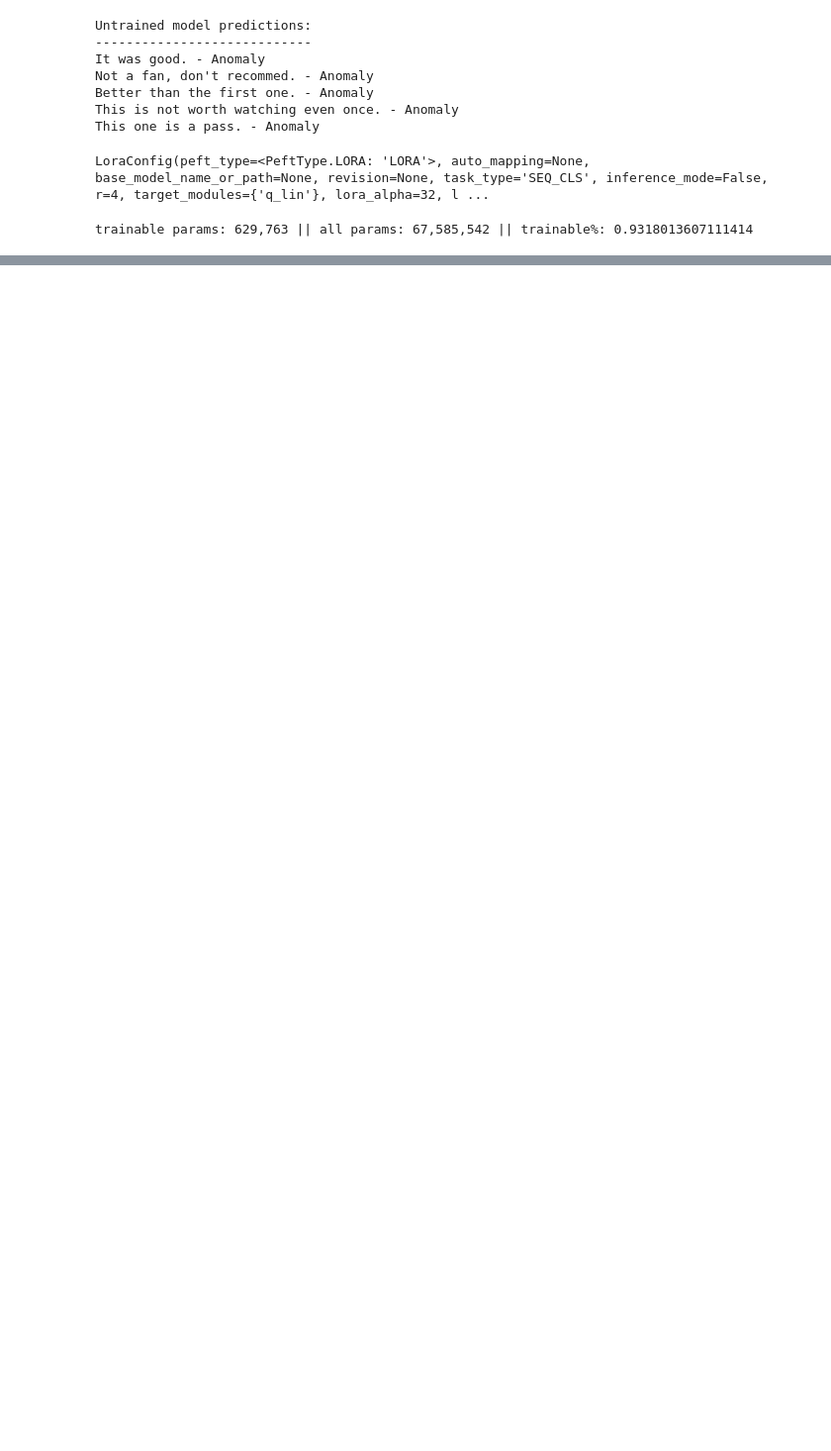
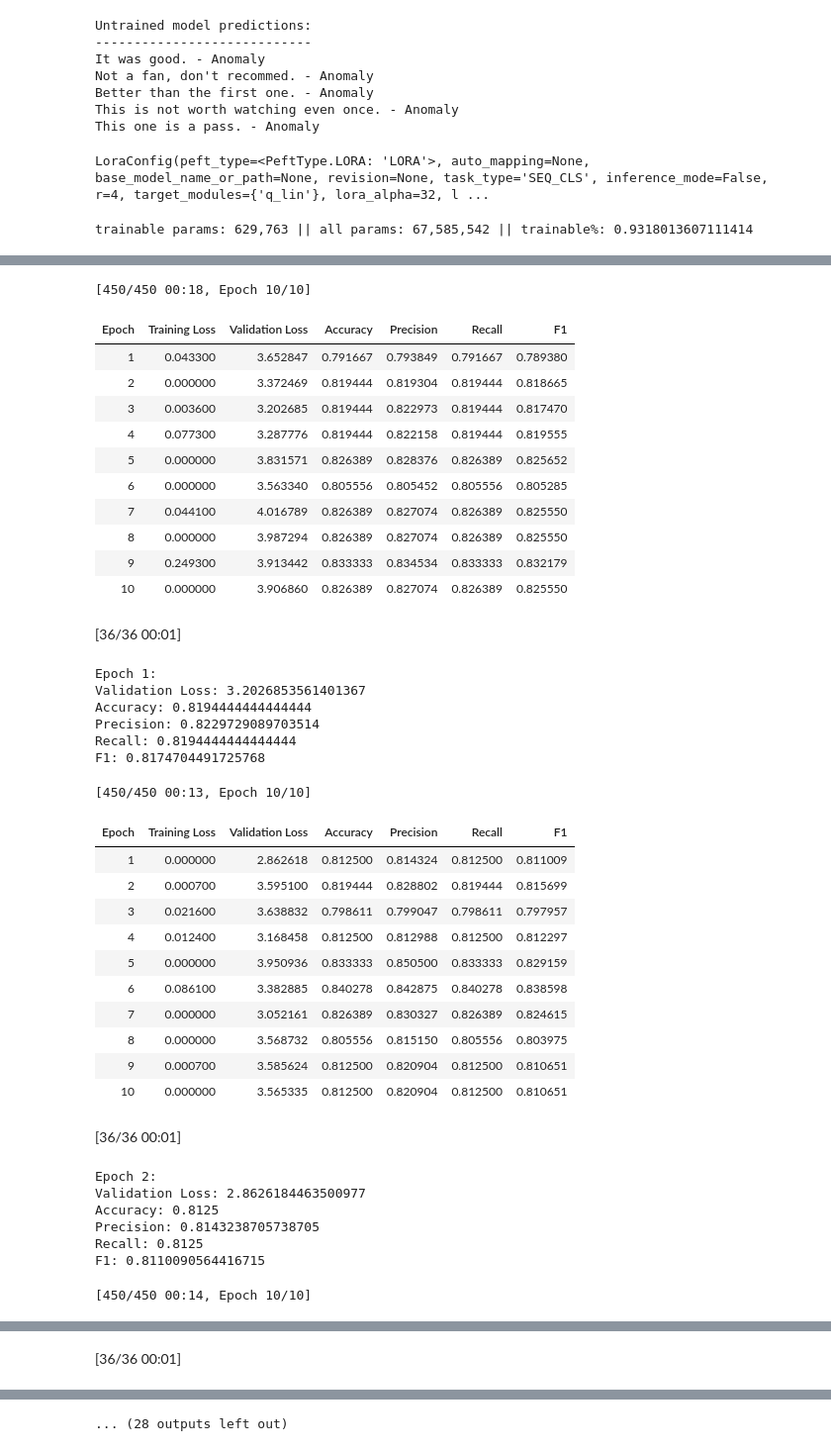
Before and after one commit to Rhosen23/Metaphor, a Jupyter notebook: metaphor.ipynb, the cells around one changed output, grey strips where cells are left out. Shown at 99% size. Saved outputs shown, nothing was run; the diff lists cells and outputs as text; code cells hidden in the pictures; blank space fills up the shorter version.

```diff
--- a/metaphor.ipynb
+++ b/metaphor.ipynb
@@ -221,12 +165,18 @@ DatasetDict({
 # create data collator
 data_collator = DataCollatorWithPadding(tokenizer=tokenizer)
 # %%
-# import accuracy evaluation metric
-accuracy = evaluate.load("accuracy")
+# 全局定义度量工具
+accuracy_metric = load_metric("accuracy")
 
-# define an evaluation function to pass into trainer later
 def compute_metrics(p):
     predictions, labels = p
     predictions = np.argmax(predictions, axis=1)
+    precision, recall, f1, _ = precision_recall_fscore_support(labels, predictions, average='weighted')
+    accuracy_result = accuracy_metric.compute(predictions=predictions, references=labels)
 
-    return {"accuracy": accuracy.compute(predictions=predictions, references=labels)}
+    return {
+        "accuracy": accuracy_result['accuracy'],  # 确保键名正确
+        "precision": precision,
+        "recall": recall,
+        "f1": f1
+    }
@@ -276,7 +230,7 @@ num_epochs = 10
 # %%
 # define training arguments
 training_args = TrainingArguments(
-    output_dir= model_checkpoint + "-lora-text-classification",
+    output_dir=model_checkpoint + "-lora-text-classification",
     learning_rate=lr,
     per_device_train_batch_size=batch_size,
     per_device_eval_batch_size=batch_size,
@@ -285,6 +239,10 @@ training_args = TrainingArguments(
     evaluation_strategy="epoch",
     save_strategy="epoch",
     load_best_model_at_end=True,
+    report_to="tensorboard",  # 开启TensorBoard日志记录
+    logging_dir="./logs",  # 指定日志文件夹
+    logging_strategy="steps",  # 日志记录策略：按步骤
+    logging_steps=10,  # 每10步记录一次日志
 )
 # %%
 # creater trainer object
@@ -315,0 +258,51 @@ TrainOutput(global_step=450, training_loss=0.10120034959581163, metrics={'train_
+# %%
+# train model
+for epoch in range(training_args.num_train_epochs):
+    trainer.train()
+    evaluation_results = trainer.evaluate()
+    print(f"Epoch {epoch+1}:")
+    print("Validation Loss:", evaluation_results['eval_loss'])
+    print("Accuracy:", evaluation_results['eval_accuracy'])  # 修改此行
+    print("Precision:", evaluation_results['eval_precision'])  # 修改此行
+    print("Recall:", evaluation_results['eval_recall'])  # 修改此行
+    print("F1:", evaluation_results['eval_f1'])  # 修改此行
+# %% [output]
+[450/450 00:18, Epoch 10/10]
+| Epoch | Training Loss | Validation Loss | Accuracy | Precision | Recall | F1 |
+| 1 | 0.043300 | 3.652847 | 0.791667 | 0.793849 | 0.791667 | 0.789380 |
+| 2 | 0.000000 | 3.372469 | 0.819444 | 0.819304 | 0.819444 | 0.818665 |
+| 3 | 0.003600 | 3.202685 | 0.819444 | 0.822973 | 0.819444 | 0.817470 |
+| 4 | 0.077300 | 3.287776 | 0.819444 | 0.822158 | 0.819444 | 0.819555 |
+| 5 | 0.000000 | 3.831571 | 0.826389 | 0.828376 | 0.826389 | 0.825652 |
+| 6 | 0.000000 | 3.563340 | 0.805556 | 0.805452 | 0.805556 | 0.805285 |
+| 7 | 0.044100 | 4.016789 | 0.826389 | 0.827074 | 0.826389 | 0.825550 |
+| 8 | 0.000000 | 3.987294 | 0.826389 | 0.827074 | 0.826389 | 0.825550 |
+| 9 | 0.249300 | 3.913442 | 0.833333 | 0.834534 | 0.833333 | 0.832179 |
+| 10 | 0.000000 | 3.906860 | 0.826389 | 0.827074 | 0.826389 | 0.825550 |
+[36/36 00:01]
+Epoch 1:
+Validation Loss: 3.2026853561401367
+Accuracy: 0.8194444444444444
+Precision: 0.8229729089703514
+Recall: 0.8194444444444444
+F1: 0.8174704491725768
+[450/450 00:13, Epoch 10/10]
+| Epoch | Training Loss | Validation Loss | Accuracy | Precision | Recall | F1 |
+| 1 | 0.000000 | 2.862618 | 0.812500 | 0.814324 | 0.812500 | 0.811009 |
+| 2 | 0.000700 | 3.595100 | 0.819444 | 0.828802 | 0.819444 | 0.815699 |
+| 3 | 0.021600 | 3.638832 | 0.798611 | 0.799047 | 0.798611 | 0.797957 |
+| 4 | 0.012400 | 3.168458 | 0.812500 | 0.812988 | 0.812500 | 0.812297 |
+| 5 | 0.000000 | 3.950936 | 0.833333 | 0.850500 | 0.833333 | 0.829159 |
+| 6 | 0.086100 | 3.382885 | 0.840278 | 0.842875 | 0.840278 | 0.838598 |
+| 7 | 0.000000 | 3.052161 | 0.826389 | 0.830327 | 0.826389 | 0.824615 |
+| 8 | 0.000000 | 3.568732 | 0.805556 | 0.815150 | 0.805556 | 0.803975 |
+| 9 | 0.000700 | 3.585624 | 0.812500 | 0.820904 | 0.812500 | 0.810651 |
+| 10 | 0.000000 | 3.565335 | 0.812500 | 0.820904 | 0.812500 | 0.810651 |
+[36/36 00:01]
+Epoch 2:
+Validation Loss: 2.8626184463500977
+Accuracy: 0.8125
+Precision: 0.8143238705738705
+Recall: 0.8125
+F1: 0.8110090564416715
+[450/450 00:14, Epoch 10/10]
@@ -315,0 +320 @@ TrainOutput(global_step=450, training_loss=0.10120034959581163, metrics={'train_
+[36/36 00:01]
@@ -315,0 +327 @@ TrainOutput(global_step=450, training_loss=0.10120034959581163, metrics={'train_
+... (28 outputs left out)
```
Also changed, not shown: parts of 8 cells of this notebook.
